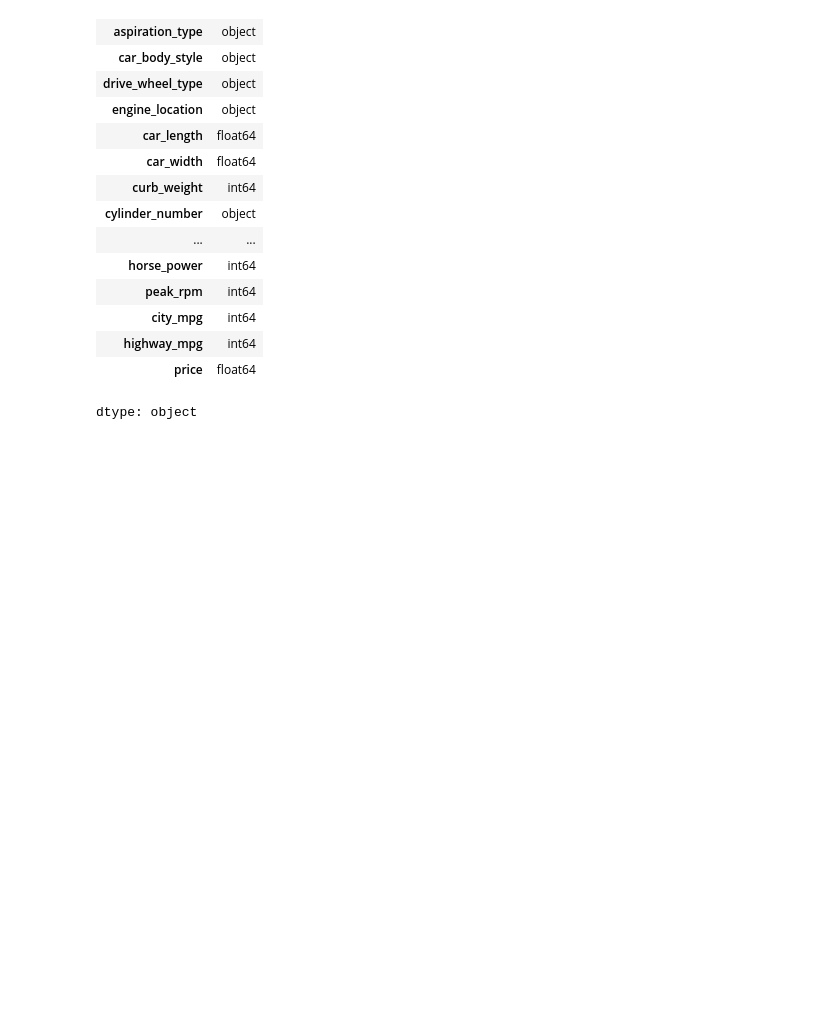
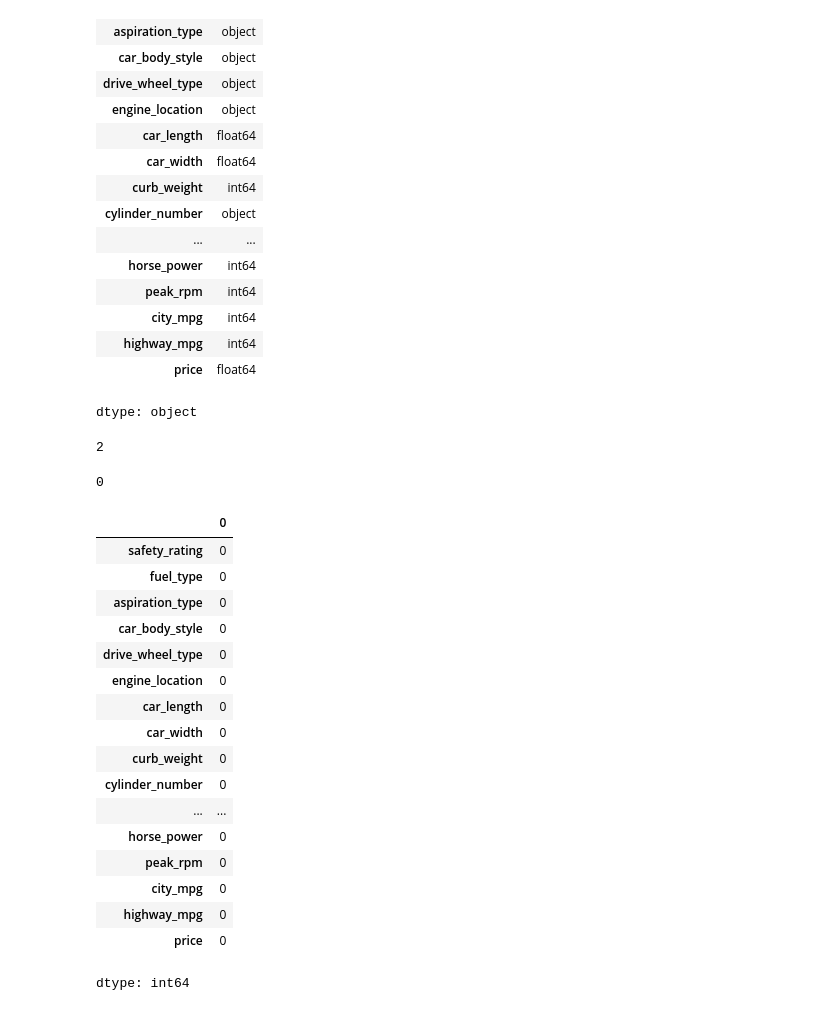
Before and after one commit to juma-paul/deep_learning, a Jupyter notebook: LinearRegressionAsASingleNeuronNN.ipynb, the cells around one changed output. Cells and saved outputs as stored; diff of their text form; code cells hidden in the pictures; blank space fills up the shorter version.

Commit message:
Check for duplicated and null values and delete them

```diff
--- a/LinearRegressionAsASingleNeuronNN.ipynb
+++ b/LinearRegressionAsASingleNeuronNN.ipynb
@@ -347,3 +347,33 @@ data.dtypes
 | highway_mpg | int64 |
 | price | float64 |
 dtype: object
+# %%
+data.duplicated().sum()
+# %% [output]
+2
+# %%
+data = data[data.duplicated(keep='first') | ~data.duplicated(keep=False)]
+data.duplicated().sum()
+# %% [output]
+0
+# %%
+data.isnull().sum()
+# %% [output]
+|  | 0 |
+| safety_rating | 0 |
+| fuel_type | 0 |
+| aspiration_type | 0 |
+| car_body_style | 0 |
+| drive_wheel_type | 0 |
+| engine_location | 0 |
+| car_length | 0 |
+| car_width | 0 |
+| curb_weight | 0 |
+| cylinder_number | 0 |
+| ... | ... |
+| horse_power | 0 |
+| peak_rpm | 0 |
+| city_mpg | 0 |
+| highway_mpg | 0 |
+| price | 0 |
+dtype: int64
```
